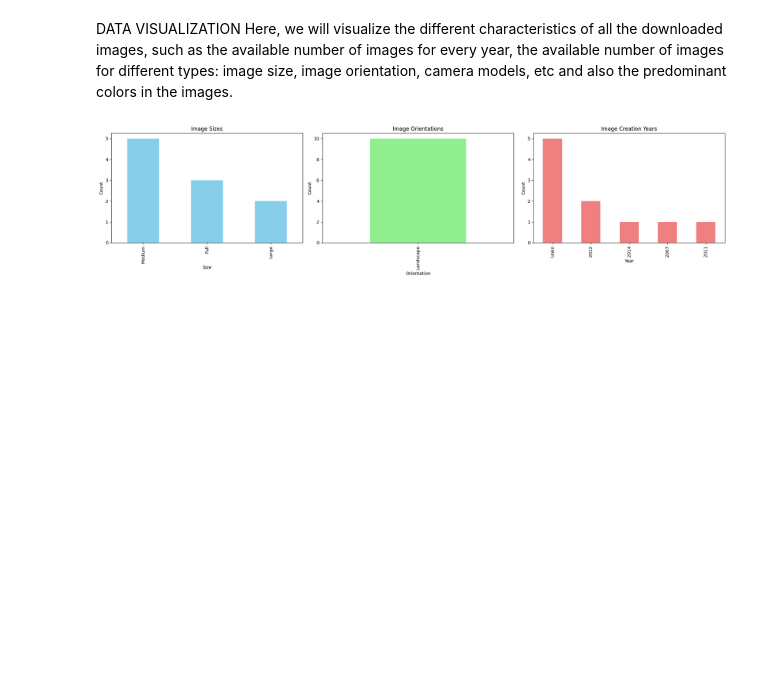
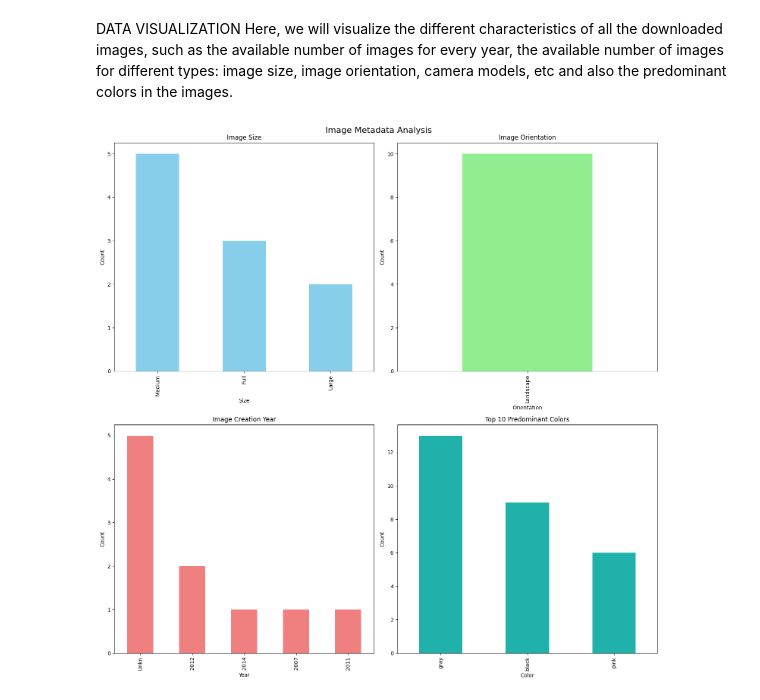
Before and after one commit to Amine-HADJ/DataMining, a Jupyter notebook: main.ipynb, the cells around one changed output. Saved outputs shown, nothing was run; the diff lists cells and outputs as text; code cells hidden in the pictures; blank space fills up the shorter version.

Commit message:
Visualization v2

```diff
--- a/main.ipynb
+++ b/main.ipynb
@@ -531,39 +531,68 @@ Here, we will visualize the different characteristics of all the downloaded imag
 # %%
 import json
 import pandas as pd
 import matplotlib.pyplot as plt
 
 # Read the metadata.json file and load the data
 metadata_file = "*json*//metadata.json"
 with open(metadata_file) as file:
     metadata = json.load(file)
 
 # Convert the metadata to a DataFrame
 metadata_df = pd.json_normalize(metadata)
 
 # Get the differents items (size, orientation, creation date) and their counts
 size_counts = metadata_df["image_size"].value_counts()
 orientation_counts = metadata_df["image_orientation"].value_counts()
 
 # extract the year from the creation date
 metadata_df["creation_year"] = metadata_df["creation_date"].str[:4]
 year_counts = metadata_df["creation_year"].value_counts()
 
-# Plot the counts for each item
-fig, axes = plt.subplots(1, 3, figsize=(20, 5))
-size_counts.plot(kind="bar", ax=axes[0], color="skyblue")
-axes[0].set_title("Image Sizes")
-axes[0].set_xlabel("Size")
-axes[0].set_ylabel("Count")
-orientation_counts.plot(kind="bar", ax=axes[1], color="lightgreen")
-axes[1].set_title("Image Orientations")
-axes[1].set_xlabel("Orientation")
-axes[1].set_ylabel("Count")
-year_counts.plot(kind="bar", ax=axes[2], color="lightcoral")
-axes[2].set_title("Image Creation Years")
-axes[2].set_xlabel("Year")
-axes[2].set_ylabel("Count")
+# Color mapping
+# Read the predominant_colors.json file and load the data
+predominant_colors_file = "*json*/predominant_colors.json"
+
+with open(predominant_colors_file) as file:
+    predominant_colors = json.load(file)
+
+# Get the mapped colors for each image
+mapped_colors = [img["Predominant Colors"] for img in predominant_colors]
+
+# Flatten the list of colors
+flattened_colors = [color for img_colors in mapped_colors for color in img_colors]
+
+# Count the frequency of each color
+color_counts = pd.Series(flattened_colors).value_counts()
+
+# Get the 3 most common colors
+top_3_colors = color_counts.head(3)
+
+# Plot the different items
+fig, axes = plt.subplots(2, 2, figsize=(15, 15))
+fig.suptitle('Image Metadata Analysis', fontsize=16)
+
+size_counts.plot(kind="bar", ax=axes[0, 0], color="skyblue")
+axes[0, 0].set_title("Image Size")
+axes[0, 0].set_xlabel("Size")
+axes[0, 0].set_ylabel("Count")
+
+orientation_counts.plot(kind="bar", ax=axes[0, 1], color="lightgreen")
+axes[0, 1].set_title("Image Orientation")
+axes[0, 1].set_xlabel("Orientation")
+axes[0, 1].set_ylabel("Count")
+
+year_counts.plot(kind="bar", ax=axes[1, 0], color="lightcoral")
+axes[1, 0].set_title("Image Creation Year")
+axes[1, 0].set_xlabel("Year")
+axes[1, 0].set_ylabel("Count")
+
+top_3_colors.plot(kind="bar", ax=axes[1, 1], color="lightseagreen")
+axes[1, 1].set_title("Top 10 Predominant Colors")
+axes[1, 1].set_xlabel("Color")
+axes[1, 1].set_ylabel("Count")
+
 plt.tight_layout()
 plt.show()
 # %% [output]
-[figure, old version]
+[figure, new version]
```
Also changed, not shown: parts of 3 cells of this notebook.
